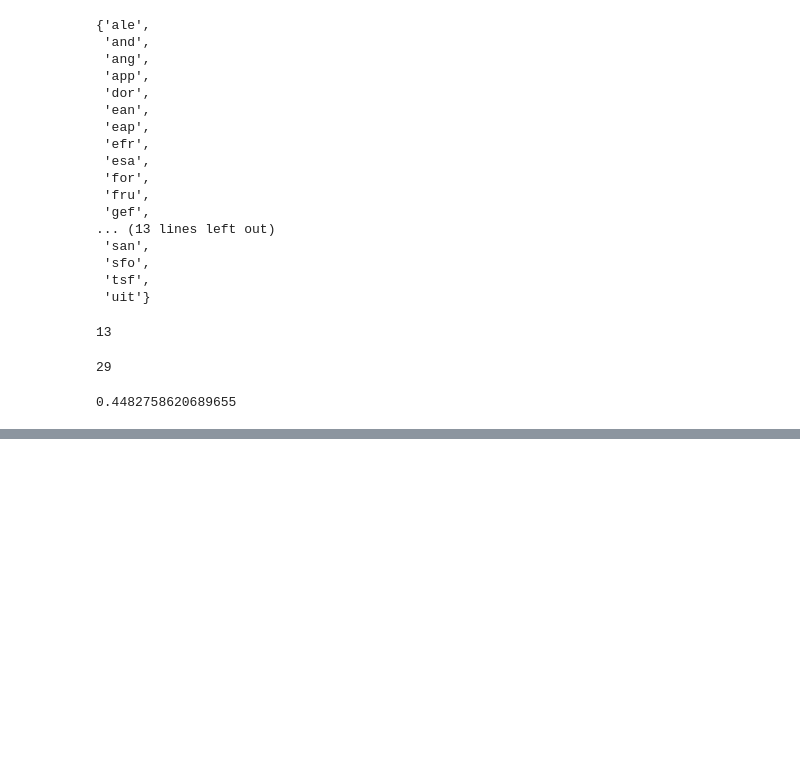
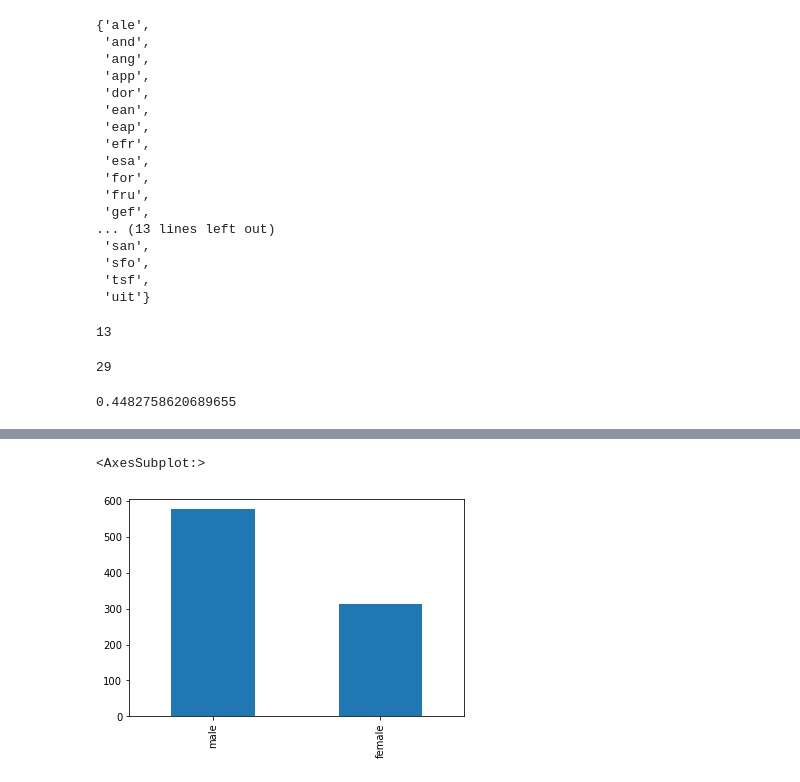
Before and after one commit to yairhoresh/Afeka, a Jupyter notebook: k_shingling.ipynb, the cells around one changed output, grey strips where cells are left out. Saved outputs shown, nothing was run; the diff lists cells and outputs as text; code cells hidden in the pictures; blank space fills up the shorter version.

```diff
--- a/k_shingling.ipynb
+++ b/k_shingling.ipynb
@@ -115,0 +131,3 @@ len(sent_intersection)  / len(sent_union)
+# %%
+# load the titanik dataset
+df = pd.read_csv(r'https://raw.githubusercontent.com/datasciencedojo/datasets/master/titanic.csv')
@@ -115,0 +148,5 @@ len(sent_intersection)  / len(sent_union)
+# %%
+df.Sex.value_counts().plot(kind='bar')
+# %% [output]
+<AxesSubplot:>
+[figure, added]
```
Also changed, not shown: parts of 14 cells of this notebook, 3 other files.
